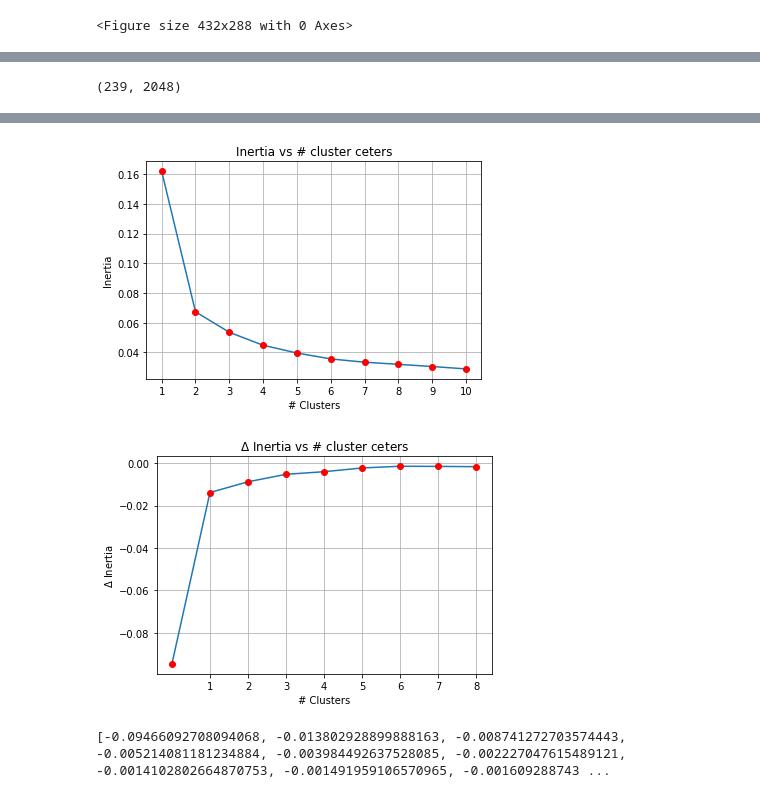
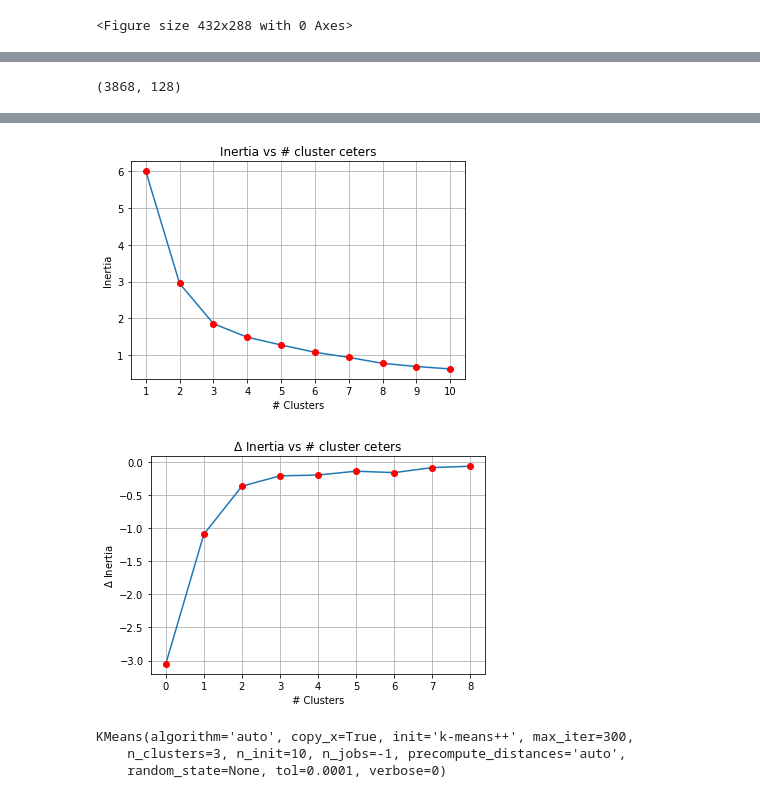
Before and after one commit to allen-n/calsens, a Jupyter notebook: Capstone.ipynb, the cells around one changed output, grey strips where cells are left out. Drawn from its saved outputs; the diff is of its cells as text; code cells hidden in the pictures.

Commit message:
Added ability to hold out data for testing. Test results look good, timing and oximeter times inconsistent for some data.

```diff
--- a/Capstone.ipynb
+++ b/Capstone.ipynb
@@ -102,8 +98,11 @@ Inertia: 0.00037730088213270587
-# %%
-X = oxdata.get_data_matrix()
-print(X.shape)
-# %% [output]
-(239, 2048)
+# %%
+hold_out_data = ['OSCAR_allen_Details_2019-11-19.csv']
+sigma_val = 1
+fft_size_val = 64
+X = oxdata.get_data_matrix(sigma=sigma_val, hold_out=hold_out_data, reparse=True, fft_size=fft_size_val)
+print(X.shape)
+# %% [output]
+(3868, 128)
 # %%
 Ks = [i+1 for i in range(10)]
 inertias = []
@@ -116,26 +115,36 @@ for k in tqdm(Ks):
 # %%
 deltas = [inertias[i] - inertias[i-1] for i in range(1, len(inertias))]
 plt.clf()
 plt.title("Inertia vs # cluster ceters")
 plt.xlabel("# Clusters")
 plt.ylabel("Inertia")
 plt.xticks(Ks)
 plt.plot(Ks, inertias)
 plt.plot(Ks, inertias, 'ro')
 plt.grid()
 plt.show()
 
 plt.clf()
+
 plt.title(r"$\Delta$ Inertia vs # cluster ceters")
 plt.xlabel("# Clusters")
 plt.ylabel(r"$\Delta$ Inertia")
-plt.xticks(Ks)
+plt.xticks(np.arange(len(Ks)-1))
 plt.plot(deltas)
 plt.plot(deltas, 'ro')
 plt.grid()
 plt.show()
-print(deltas)
+# print(deltas)
 # %% [output]
-[figure, old version]
+[figure, new version]
-[figure, old version]
+[figure, new version]
-[-0.09466092708094068, -0.013802928899888163, -0.008741272703574443, -0.005214081181234884, -0.003984492637528085, -0.002227047615489121, -0.0014102802664870753, -0.001491959106570965, -0.001609288743 ...
+# %%
+hold_out_paths = []
+for fname in hold_out_data:
+    hold_out_paths.append(os.path.join(data_path, fname))
+kmeans_optimized = KMeans(n_clusters=3, n_jobs=-1)
+kmeans_optimized.fit(X)
+# %% [output]
+KMeans(algorithm='auto', copy_x=True, init='k-means++', max_iter=300,
+    n_clusters=3, n_init=10, n_jobs=-1, precompute_distances='auto',
+    random_state=None, tol=0.0001, verbose=0)
```
Also changed, not shown: parts of 3 cells of this notebook, 1 other file.
